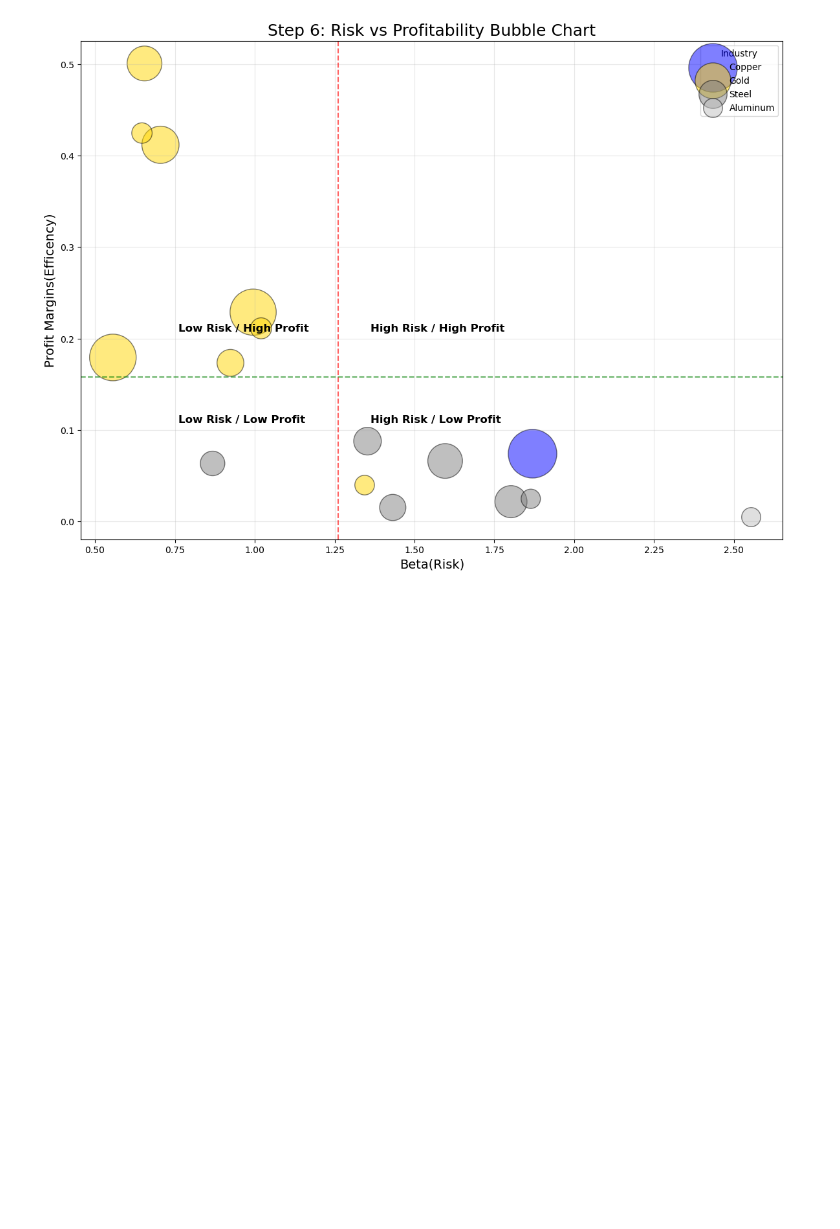
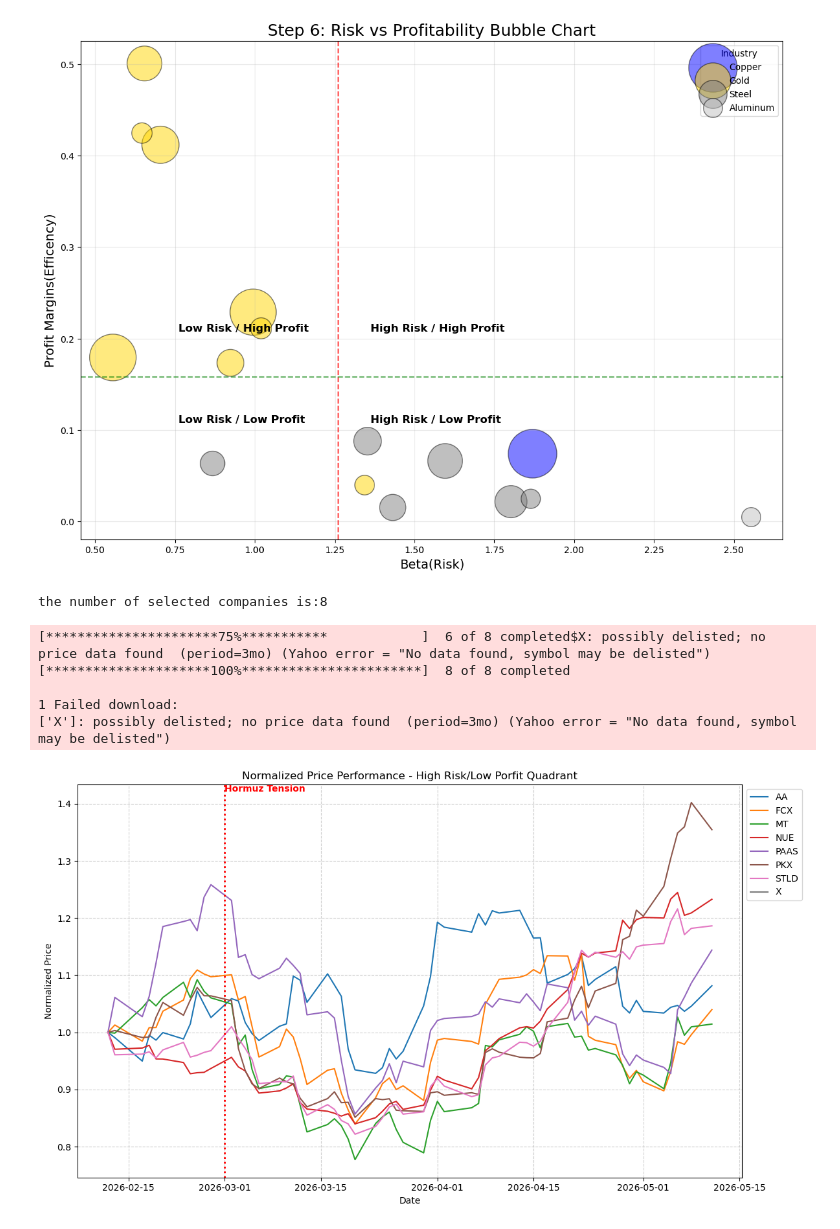
Before and after one commit to luc-nic/Luca-Nicolosi, a Jupyter notebook: Homework_1.ipynb, the cells around one changed output. Drawn from its saved outputs; the diff is of its cells as text; code cells hidden in the pictures; blank space fills up the shorter version.

Commit message:
Step 7 completed

```diff
--- a/Homework_1.ipynb
+++ b/Homework_1.ipynb
@@ -191,3 +191,43 @@ plt.grid(True, alpha = 0.3)
 plt.show()
 # %% [output]
 [figure]
+# %%
+# STEP 7
+
+
+choosen_quadrant= df_industries[(df_industries['beta'] > mean_beta) & (df_industries['profit_margins'] < mean_margin)]# Since I'm choosing the high risk / low profit quadrant, I'm considering the companies which exibith a beta greater than the corresponding mean and a profit margin lower than the corresponding mean.
+
+print(f'the number of selected companies is:{len(choosen_quadrant)}') # since the number of companies is equal to 8, I just consider all of them
+
+tickers_list = choosen_quadrant['symbol'].tolist() # I'm creating a list made of the symbol of each selected company
+
+data = yf.download(tickers_list, period= '3mo')['Close'] # I'm downloading the data from yahoo finance regarding the closing price of the last 3 month
+
+normalized_data = data / data.iloc[0] # I'm normalizing the data to 1
+
+plt.figure(figsize=(12,7))
+for company in normalized_data.columns:
+    plt.plot(normalized_data.index, normalized_data[company], label = company) # I'm plotting the data about the closing price of the last 3 month for each company
+
+
+hormuz_date = '2026-03-01'
+
+plt.axvline(pd.to_datetime(hormuz_date), color= 'red', linestyle = ':', linewidth = 2)
+plt.text(pd.to_datetime(hormuz_date), plt.ylim()[1], 'Hormuz Tension', verticalalignment= 'top', fontsize = 10, color= 'red', fontweight = 'bold')
+
+
+plt.title('Normalized Price Performance - High Risk/Low Porfit Quadrant')
+plt.xlabel('Date')
+plt.ylabel('Normalized Price')
+plt.legend(loc = 'upper left', bbox_to_anchor =(1,1))
+plt.grid(True, linestyle = '--', alpha = 0.6)
+plt.tight_layout()
+plt.show()
+# %% [output]
+the number of selected companies is:8
+[**********************75%***********            ]  6 of 8 completed$X: possibly delisted; no price data found  (period=3mo) (Yahoo error = "No data found, symbol may be delisted")
+[*********************100%***********************]  8 of 8 completed
+
+1 Failed download:
+['X']: possibly delisted; no price data found  (period=3mo) (Yahoo error = "No data found, symbol may be delisted")
+[figure, added]
```
Also changed, not shown: parts of 2 cells of this notebook.
